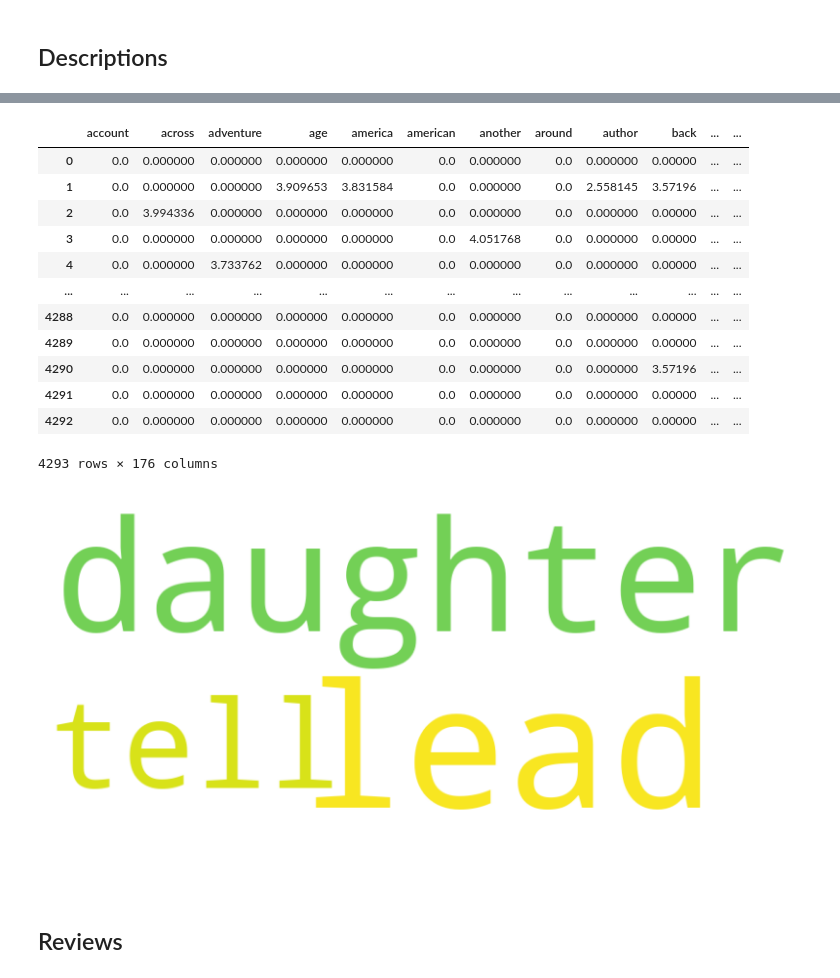
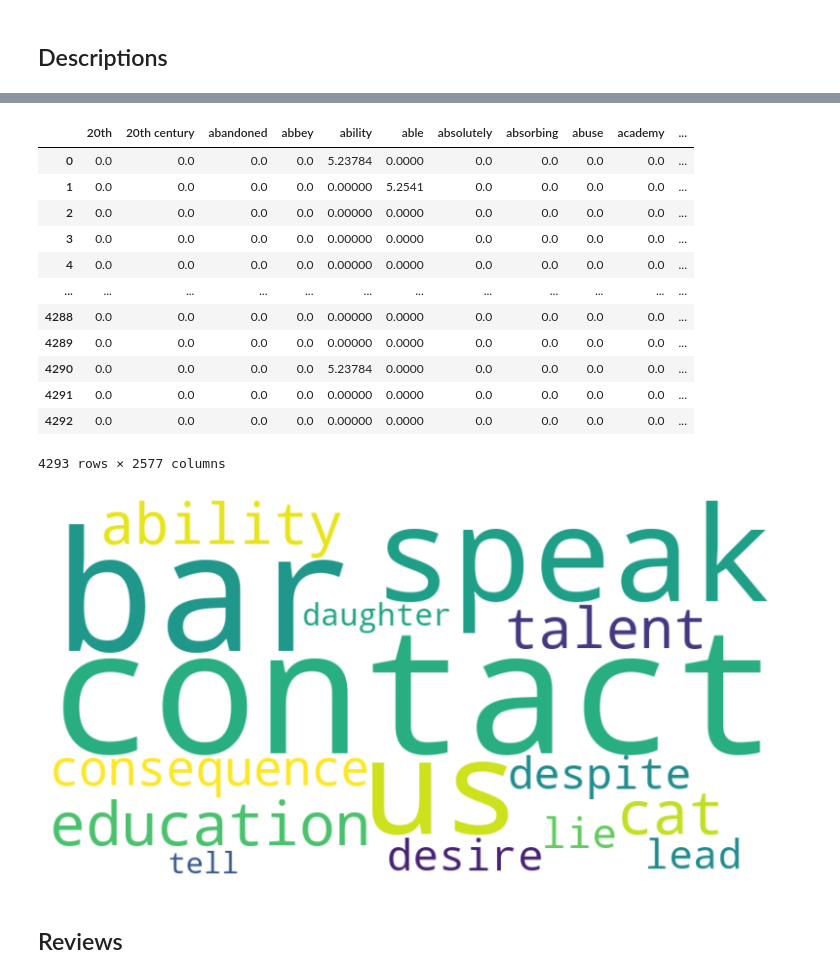
Before and after one commit to chenjoshua7/NLP_FinalProject, a Jupyter notebook: preprocessing.ipynb, the cells around one changed output, grey strips where cells are left out. Drawn from its saved outputs; the diff is of its cells as text; code cells hidden in the pictures.

```diff
--- a/preprocessing.ipynb
+++ b/preprocessing.ipynb
@@ -13,12 +13,17 @@ from nltk.corpus import stopwords
 from nltk.tokenize import word_tokenize
 from nltk.stem import PorterStemmer, WordNetLemmatizer
 # %%
-custom_stopwords = set(["book", "nt", "day","man", "men", "woman", "could", "also", "get", "thing", "way"])
+custom_stopwords = set(["book", "day","man", "men", "woman", "could", "also", "get", "thing","read","reading", "way"])
 stop_words = set(stopwords.words('english')) | custom_stopwords
 
 def preprocess_text(text):
-    tokenized_text = word_tokenize(text.lower())
+    # Split hyphenated words
+    hyphenated_text = [word for word in re.split(r'[-_]', text) if word]
 
+    # Tokenize and convert to lowercase
+    tokenized_text = [word.lower() for hyphenated_word in hyphenated_text for word in word_tokenize(hyphenated_word)]
+
+    # Remove stopwords
     filtered_text = [word for word in tokenized_text if word not in stop_words]
 
     # Remove non-alphanumeric characters (except underscores)
@@ -27,6 +32,7 @@ def preprocess_text(text):
     # Remove numeric tokens
     filtered_text = [word for word in filtered_text if not word.isdigit()]
 
+    # Lemmatize
     lemmatizer = WordNetLemmatizer()
     lemmatized_text = [lemmatizer.lemmatize(word) for word in filtered_text]
 
@@ -92,28 +98,28 @@ plt.show()
 # %%
 corpus_data['processed_text'] = corpus_data['description'].apply(preprocess_text)
 
-tfidf_vectorizer = TfidfVectorizer(ngram_range=(1, 2), min_df=0.04, max_df=0.8, norm=None)
+tfidf_vectorizer = TfidfVectorizer(ngram_range=(1, 2), min_df=20, max_df=0.1, norm=None)
 tfidf = tfidf_vectorizer.fit_transform(corpus_data['processed_text'])
 
 
 tfidf_df = pd.DataFrame(tfidf.toarray(), columns=tfidf_vectorizer.get_feature_names_out())
 
 # Display the Document-Term Matrix
 tfidf_df
 # %% [output]
-|  | account | across | adventure | age | america | american | another | around | author | back | ... | ... |
-| 0 | 0.0 | 0.000000 | 0.000000 | 0.000000 | 0.000000 | 0.0 | 0.000000 | 0.0 | 0.000000 | 0.00000 | ... | ... |
-| 1 | 0.0 | 0.000000 | 0.000000 | 3.909653 | 3.831584 | 0.0 | 0.000000 | 0.0 | 2.558145 | 3.57196 | ... | ... |
-| 2 | 0.0 | 3.994336 | 0.000000 | 0.000000 | 0.000000 | 0.0 | 0.000000 | 0.0 | 0.000000 | 0.00000 | ... | ... |
-| 3 | 0.0 | 0.000000 | 0.000000 | 0.000000 | 0.000000 | 0.0 | 4.051768 | 0.0 | 0.000000 | 0.00000 | ... | ... |
-| 4 | 0.0 | 0.000000 | 3.733762 | 0.000000 | 0.000000 | 0.0 | 0.000000 | 0.0 | 0.000000 | 0.00000 | ... | ... |
-| ... | ... | ... | ... | ... | ... | ... | ... | ... | ... | ... | ... | ... |
-| 4288 | 0.0 | 0.000000 | 0.000000 | 0.000000 | 0.000000 | 0.0 | 0.000000 | 0.0 | 0.000000 | 0.00000 | ... | ... |
-| 4289 | 0.0 | 0.000000 | 0.000000 | 0.000000 | 0.000000 | 0.0 | 0.000000 | 0.0 | 0.000000 | 0.00000 | ... | ... |
-| 4290 | 0.0 | 0.000000 | 0.000000 | 0.000000 | 0.000000 | 0.0 | 0.000000 | 0.0 | 0.000000 | 3.57196 | ... | ... |
-| 4291 | 0.0 | 0.000000 | 0.000000 | 0.000000 | 0.000000 | 0.0 | 0.000000 | 0.0 | 0.000000 | 0.00000 | ... | ... |
-| 4292 | 0.0 | 0.000000 | 0.000000 | 0.000000 | 0.000000 | 0.0 | 0.000000 | 0.0 | 0.000000 | 0.00000 | ... | ... |
+|  | 20th | 20th century | abandoned | abbey | ability | able | absolutely | absorbing | abuse | academy | ... |
+| 0 | 0.0 | 0.0 | 0.0 | 0.0 | 5.23784 | 0.0000 | 0.0 | 0.0 | 0.0 | 0.0 | ... |
+| 1 | 0.0 | 0.0 | 0.0 | 0.0 | 0.00000 | 5.2541 | 0.0 | 0.0 | 0.0 | 0.0 | ... |
+| 2 | 0.0 | 0.0 | 0.0 | 0.0 | 0.00000 | 0.0000 | 0.0 | 0.0 | 0.0 | 0.0 | ... |
+| 3 | 0.0 | 0.0 | 0.0 | 0.0 | 0.00000 | 0.0000 | 0.0 | 0.0 | 0.0 | 0.0 | ... |
+| 4 | 0.0 | 0.0 | 0.0 | 0.0 | 0.00000 | 0.0000 | 0.0 | 0.0 | 0.0 | 0.0 | ... |
+| ... | ... | ... | ... | ... | ... | ... | ... | ... | ... | ... | ... |
+| 4288 | 0.0 | 0.0 | 0.0 | 0.0 | 0.00000 | 0.0000 | 0.0 | 0.0 | 0.0 | 0.0 | ... |
+| 4289 | 0.0 | 0.0 | 0.0 | 0.0 | 0.00000 | 0.0000 | 0.0 | 0.0 | 0.0 | 0.0 | ... |
+| 4290 | 0.0 | 0.0 | 0.0 | 0.0 | 5.23784 | 0.0000 | 0.0 | 0.0 | 0.0 | 0.0 | ... |
+| 4291 | 0.0 | 0.0 | 0.0 | 0.0 | 0.00000 | 0.0000 | 0.0 | 0.0 | 0.0 | 0.0 | ... |
+| 4292 | 0.0 | 0.0 | 0.0 | 0.0 | 0.00000 | 0.0000 | 0.0 | 0.0 | 0.0 | 0.0 | ... |
-4293 rows × 176 columns
+4293 rows × 2577 columns
 # %%
 tfidf_df.to_csv("processed_text/descriptions_tfidf.csv", index = False)
 # %%
@@ -128,7 +134,7 @@ plt.imshow(wordcloud, interpolation='bilinear')
 plt.axis('off')  # Turn off axis labels
 plt.show()
 # %% [output]
-[figure, old version]
+[figure, new version]
 # %% [markdown]
 ## Reviews
 # %%
```
Also changed, not shown: parts of 9 cells of this notebook, 18 other files.
